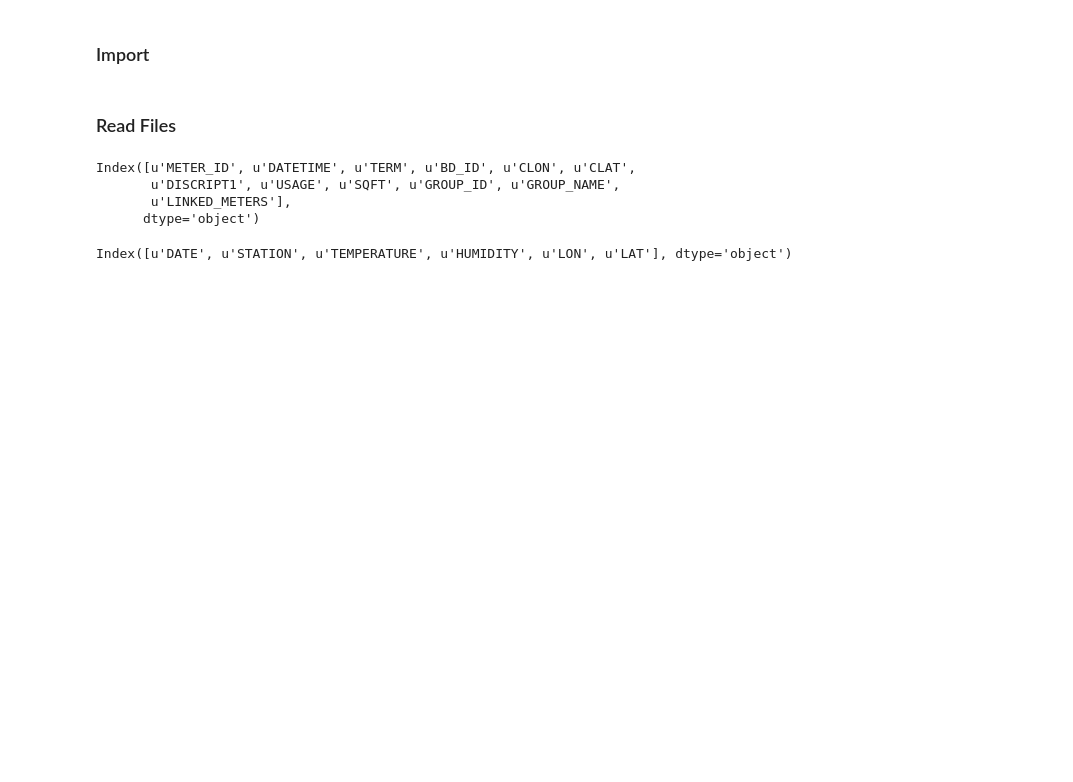
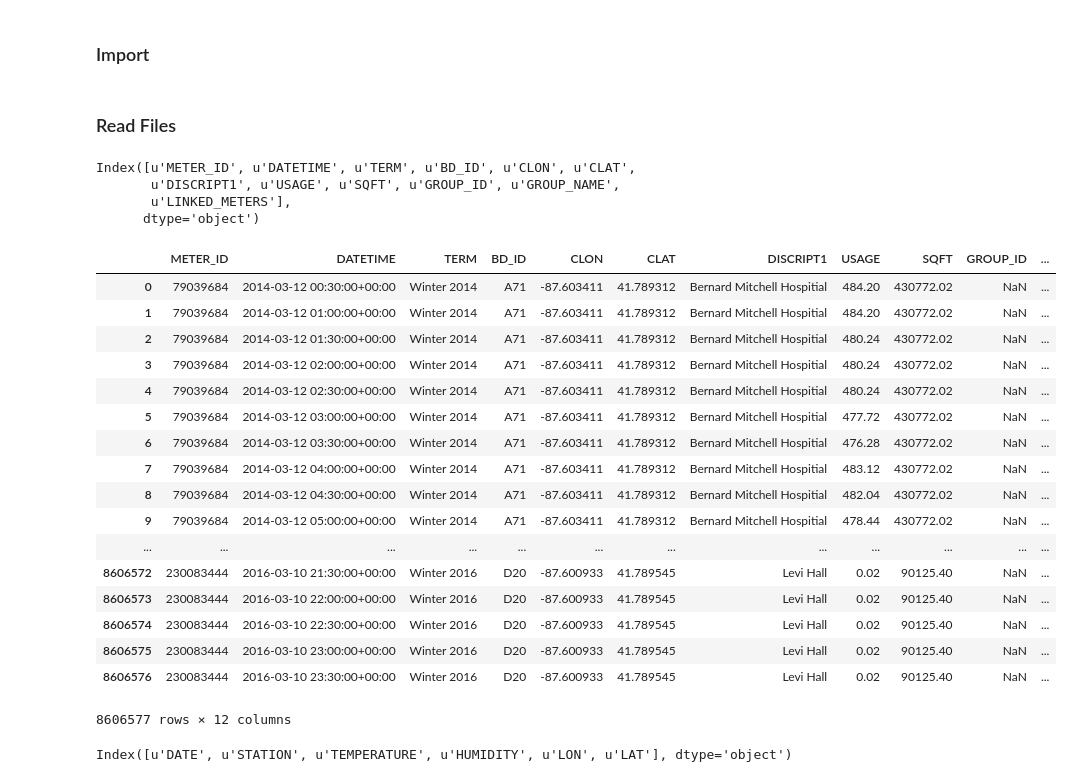
Before and after one commit to RadhaRamachandran/CaaL-data-analysis, a Jupyter notebook: CaaL-data.ipynb, the cells around one changed output. Drawn from its saved outputs; the diff is of its cells as text; code cells hidden in the pictures; blank space fills up the shorter version.

```diff
--- a/CaaL-data.ipynb
+++ b/CaaL-data.ipynb
@@ -32,6 +32,27 @@ Index([u'METER_ID', u'DATETIME', u'TERM', u'BD_ID', u'CLON', u'CLAT',
        u'DISCRIPT1', u'USAGE', u'SQFT', u'GROUP_ID', u'GROUP_NAME',
        u'LINKED_METERS'],
       dtype='object')
+# %%
+df
+# %% [output]
+|  | METER_ID | DATETIME | TERM | BD_ID | CLON | CLAT | DISCRIPT1 | USAGE | SQFT | GROUP_ID | ... |
+| 0 | 79039684 | 2014-03-12 00:30:00+00:00 | Winter 2014 | A71 | -87.603411 | 41.789312 | Bernard Mitchell Hospitial | 484.20 | 430772.02 | NaN | ... |
+| 1 | 79039684 | 2014-03-12 01:00:00+00:00 | Winter 2014 | A71 | -87.603411 | 41.789312 | Bernard Mitchell Hospitial | 484.20 | 430772.02 | NaN | ... |
+| 2 | 79039684 | 2014-03-12 01:30:00+00:00 | Winter 2014 | A71 | -87.603411 | 41.789312 | Bernard Mitchell Hospitial | 480.24 | 430772.02 | NaN | ... |
+| 3 | 79039684 | 2014-03-12 02:00:00+00:00 | Winter 2014 | A71 | -87.603411 | 41.789312 | Bernard Mitchell Hospitial | 480.24 | 430772.02 | NaN | ... |
+| 4 | 79039684 | 2014-03-12 02:30:00+00:00 | Winter 2014 | A71 | -87.603411 | 41.789312 | Bernard Mitchell Hospitial | 480.24 | 430772.02 | NaN | ... |
+| 5 | 79039684 | 2014-03-12 03:00:00+00:00 | Winter 2014 | A71 | -87.603411 | 41.789312 | Bernard Mitchell Hospitial | 477.72 | 430772.02 | NaN | ... |
+| 6 | 79039684 | 2014-03-12 03:30:00+00:00 | Winter 2014 | A71 | -87.603411 | 41.789312 | Bernard Mitchell Hospitial | 476.28 | 430772.02 | NaN | ... |
+| 7 | 79039684 | 2014-03-12 04:00:00+00:00 | Winter 2014 | A71 | -87.603411 | 41.789312 | Bernard Mitchell Hospitial | 483.12 | 430772.02 | NaN | ... |
+| 8 | 79039684 | 2014-03-12 04:30:00+00:00 | Winter 2014 | A71 | -87.603411 | 41.789312 | Bernard Mitchell Hospitial | 482.04 | 430772.02 | NaN | ... |
+| 9 | 79039684 | 2014-03-12 05:00:00+00:00 | Winter 2014 | A71 | -87.603411 | 41.789312 | Bernard Mitchell Hospitial | 478.44 | 430772.02 | NaN | ... |
+| ... | ... | ... | ... | ... | ... | ... | ... | ... | ... | ... | ... |
+| 8606572 | 230083444 | 2016-03-10 21:30:00+00:00 | Winter 2016 | D20 | -87.600933 | 41.789545 | Levi Hall | 0.02 | 90125.40 | NaN | ... |
+| 8606573 | 230083444 | 2016-03-10 22:00:00+00:00 | Winter 2016 | D20 | -87.600933 | 41.789545 | Levi Hall | 0.02 | 90125.40 | NaN | ... |
+| 8606574 | 230083444 | 2016-03-10 22:30:00+00:00 | Winter 2016 | D20 | -87.600933 | 41.789545 | Levi Hall | 0.02 | 90125.40 | NaN | ... |
+| 8606575 | 230083444 | 2016-03-10 23:00:00+00:00 | Winter 2016 | D20 | -87.600933 | 41.789545 | Levi Hall | 0.02 | 90125.40 | NaN | ... |
+| 8606576 | 230083444 | 2016-03-10 23:30:00+00:00 | Winter 2016 | D20 | -87.600933 | 41.789545 | Levi Hall | 0.02 | 90125.40 | NaN | ... |
+8606577 rows × 12 columns
 # %%
 df_temp = pd.read_csv('weather_prepared_final.csv')
 df_temp.columns
```
Also changed, not shown: parts of 5 cells of this notebook, 1 other file.
